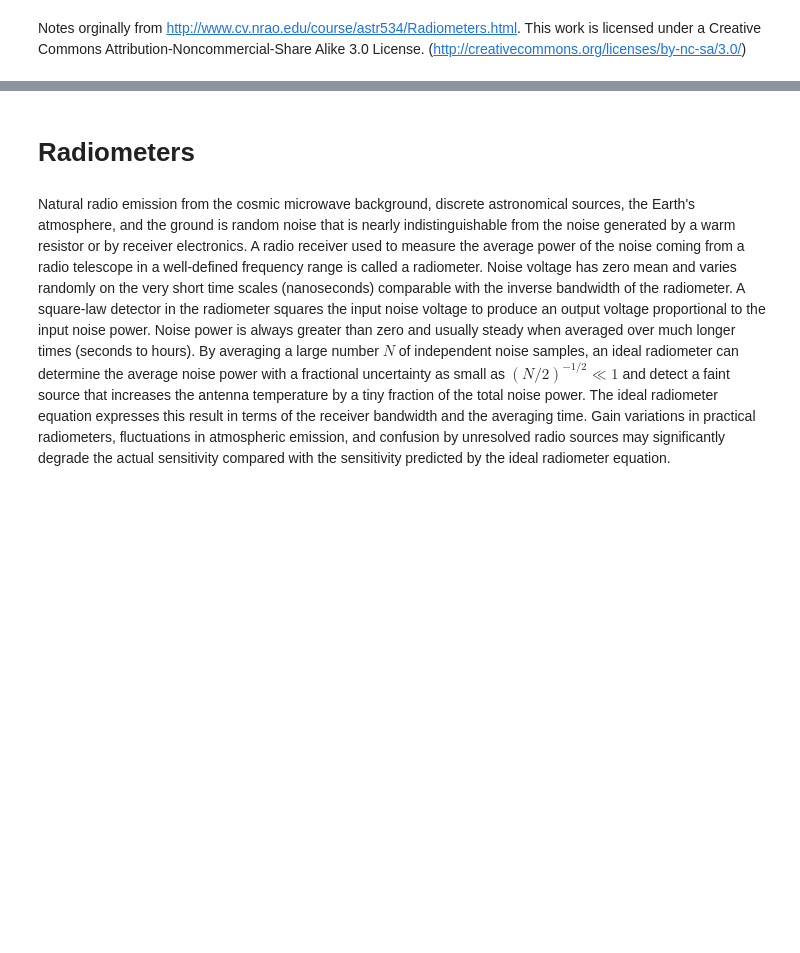
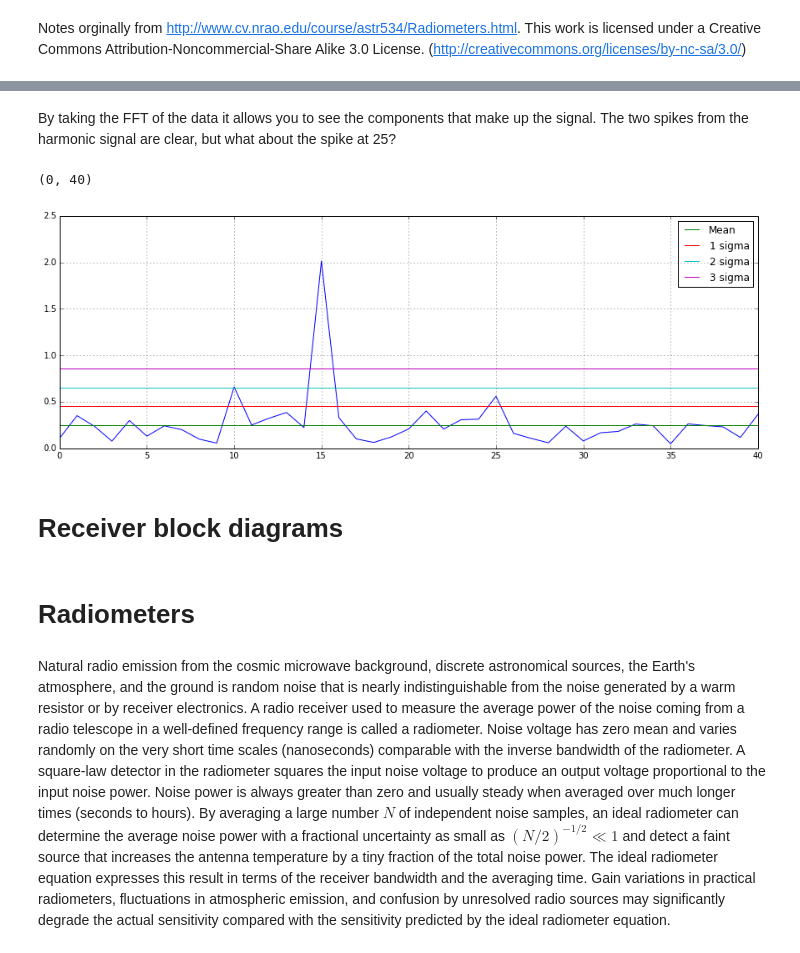
Before and after one commit to ska-sa/tutorials, a Jupyter notebook: 2_Radio_Astronomy_Honours/4_Radiometers/Radiometers.ipynb, the cells around one changed output, grey strips where cells are left out. Saved outputs shown, nothing was run; the diff lists cells and outputs as text; code cells hidden in the pictures; blank space fills up the shorter version.

Commit message:
Updated the notes to inculde more "modern" radiometers and digital data effects

```diff
--- a/2_Radio_Astronomy_Honours/4_Radiometers/Radiometers.ipynb
+++ b/2_Radio_Astronomy_Honours/4_Radiometers/Radiometers.ipynb
@@ -3,3 +55,23 @@ Notes orginally from http://www.cv.nrao.edu/course/astr534/Radiometers.html. Thi
+# %% [markdown]
+By taking the FFT of the data it allows you to see the components that make up the signal. The two spikes from the harmonic signal are clear, but what about the spike at 25?
+# %%
+figure(figsize=(15,5))
+F = abs(fft.fft(V_test))/(N/2)
+plot(F)
+m = mean(F)
+s = std(F)
+plot([0,N/2],[m,m],label='Mean')
+plot([0,N/2],[m+s,m+s],label='1 sigma')
+plot([0,N/2],[m+2*s,m+2*s],label='2 sigma')
+plot([0,N/2],[m+3*s,m+3*s],label='3 sigma')
+legend()
+grid()
+xlim(0,40)
+# %% [output]
+(0, 40)
+[figure, added]
+# %% [markdown]
+# Receiver block diagrams
 # %% [markdown]
 # Radiometers
 # %% [markdown]
```
Also changed, not shown: parts of 14 cells of this notebook.
